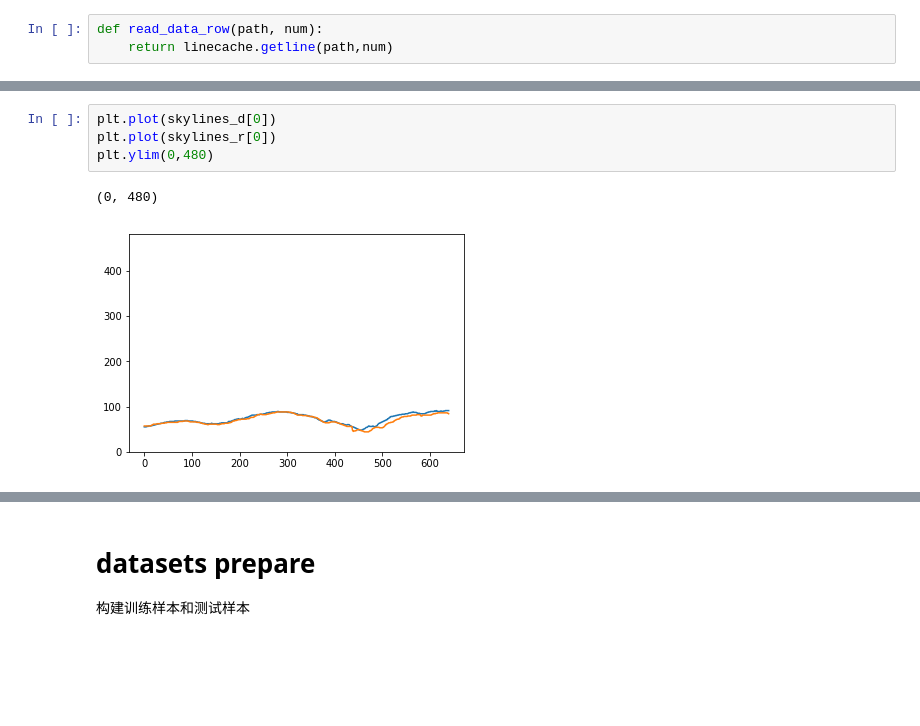
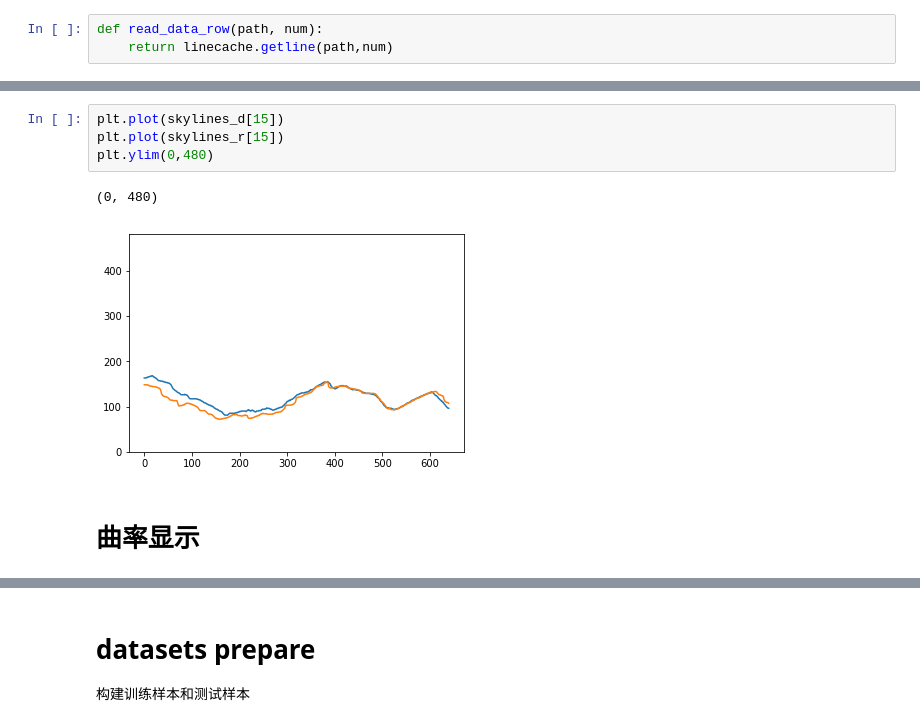
Before and after one commit to Peterisfar/Skyline-Similarity-with-Siamese-Networks-in-Pytorch, a Jupyter notebook: notebook/datasets_prepare.ipynb, the cells around one changed output, grey strips where cells are left out. Drawn from its saved outputs; the diff is of its cells as text; blank space fills up the shorter version.

```diff
--- a/notebook/datasets_prepare.ipynb
+++ b/notebook/datasets_prepare.ipynb
@@ -84,7 +82,9 @@ print(len(skylines_d))
 # %%
-plt.plot(skylines_d[0])
-plt.plot(skylines_r[0])
+plt.plot(skylines_d[15])
+plt.plot(skylines_r[15])
 plt.ylim(0,480)
 # %% [output]
 (0, 480)
-[figure, old version]
+[figure, new version]
+# %% [markdown]
+# 曲率显示
```
Also changed, not shown: parts of 7 cells of this notebook.
